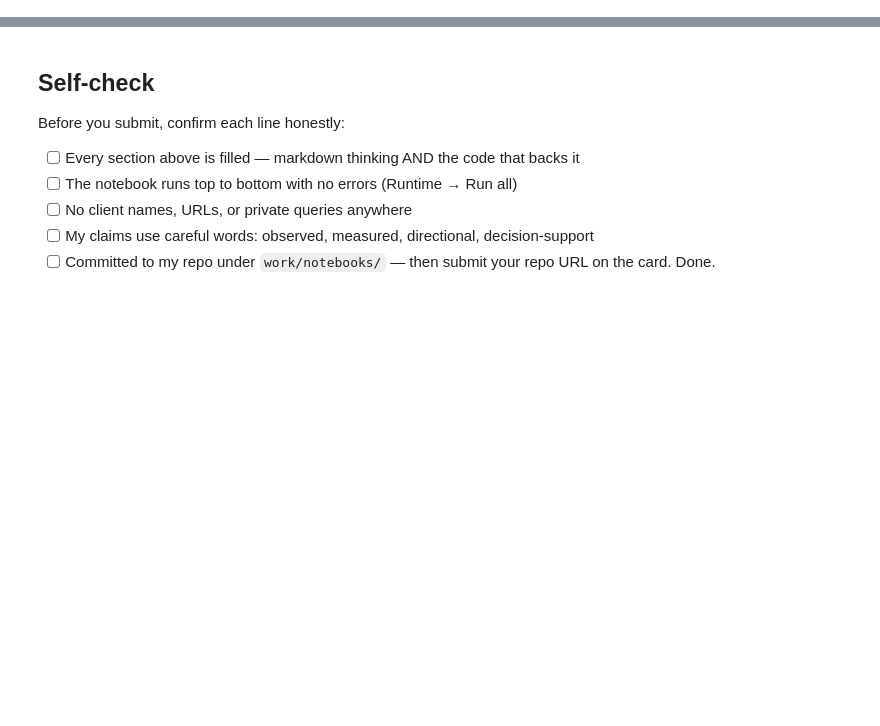
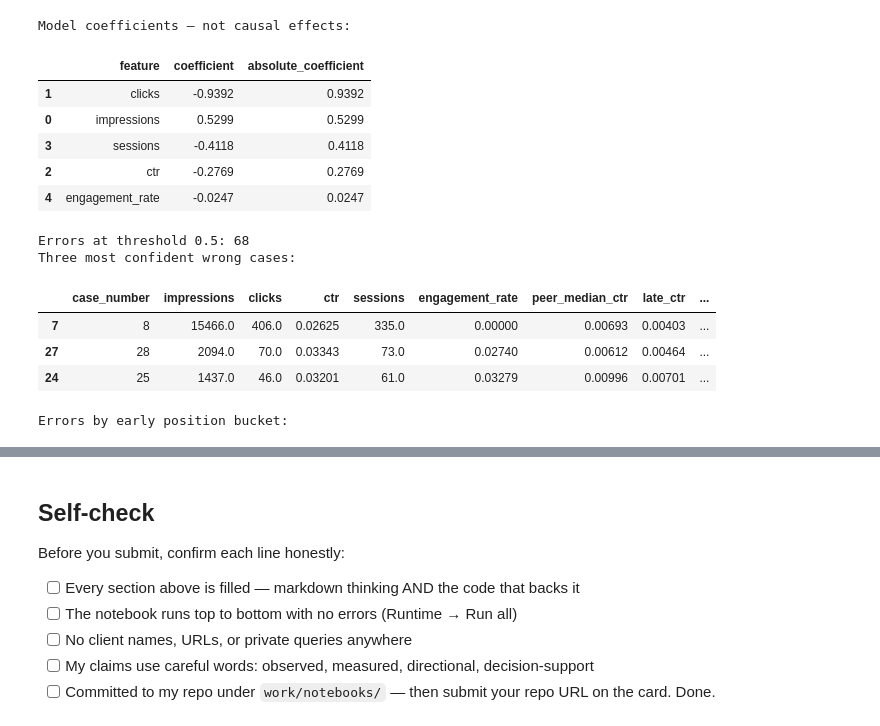
Before and after one commit to omsawarkar/omsawarkar, a Jupyter notebook: work/notebooks/w05_model.ipynb, the cells around one changed output, grey strips where cells are left out. Saved outputs shown, nothing was run; the diff lists cells and outputs as text; code cells hidden in the pictures; blank space fills up the shorter version.

Commit message:
Complete Week 5 model and baseline comparison

```diff
--- a/work/notebooks/w05_model.ipynb
+++ b/work/notebooks/w05_model.ipynb
@@ -36,0 +414,79 @@ This skeleton is yours to fill. Work the sections **in order** — each one has
+# %%
+# Coefficients describe associations after log transformation and scaling.
+coefficients = pd.DataFrame({
+    "feature": feature_columns,
+    "coefficient": model.named_steps["classifier"].coef_[0]
+})
+coefficients["absolute_coefficient"] = (
+    coefficients["coefficient"].abs()
+)
+coefficients = coefficients.sort_values(
+    "absolute_coefficient", ascending=False
+)
+
+print("Model coefficients — not causal effects:")
+display(coefficients.round(4))
+
+# Inspect errors using a fixed 0.5 threshold.
+test_review = experiment.iloc[test_idx].copy().reset_index(drop=True)
+test_review["model_probability"] = model_scores
+test_review["predicted_label"] = (model_scores >= 0.5).astype(int)
+test_review["wrong"] = (
+    test_review["predicted_label"]
+    != test_review["later_below_peer"]
+)
+test_review["error_magnitude"] = abs(
+    test_review["model_probability"]
+    - test_review["later_below_peer"]
+)
+
+print("Errors at threshold 0.5:", test_review["wrong"].sum())
+
+# Anonymous case numbers refer to this fixed test-table order.
+test_review["case_number"] = np.arange(1, len(test_review) + 1)
+
+wrong_cases = (
+    test_review.loc[test_review["wrong"]]
+    .sort_values("error_magnitude", ascending=False, kind="stable")
+    .head(3)
+)
+
+print("Three most confident wrong cases:")
+display(wrong_cases[[
+    "case_number",
+    "impressions",
+    "clicks",
+    "ctr",
+    "sessions",
+    "engagement_rate",
+    "peer_median_ctr",
+    "late_ctr",
+    "later_below_peer",
+    "model_probability",
+    "predicted_label"
+]].round(5))
+
+print("Errors by early position bucket:")
+display(
+    test_review.groupby("position_bucket", observed=True)
+    .agg(
+        test_items=("wrong", "size"),
+        error_rate=("wrong", "mean"),
+        proxy_positive_rate=("later_below_peer", "mean")
+    ).round(4)
+)
+# %% [output]
+Model coefficients — not causal effects:
+|  | feature | coefficient | absolute_coefficient |
+| 1 | clicks | -0.9392 | 0.9392 |
+| 0 | impressions | 0.5299 | 0.5299 |
+| 3 | sessions | -0.4118 | 0.4118 |
+| 2 | ctr | -0.2769 | 0.2769 |
+| 4 | engagement_rate | -0.0247 | 0.0247 |
+Errors at threshold 0.5: 68
+Three most confident wrong cases:
+|  | case_number | impressions | clicks | ctr | sessions | engagement_rate | peer_median_ctr | late_ctr | ... |
+| 7 | 8 | 15466.0 | 406.0 | 0.02625 | 335.0 | 0.00000 | 0.00693 | 0.00403 | ... |
+| 27 | 28 | 2094.0 | 70.0 | 0.03343 | 73.0 | 0.02740 | 0.00612 | 0.00464 | ... |
+| 24 | 25 | 1437.0 | 46.0 | 0.03201 | 61.0 | 0.03279 | 0.00996 | 0.00701 | ... |
+Errors by early position bucket:
```
Also changed, not shown: parts of 19 cells of this notebook.
